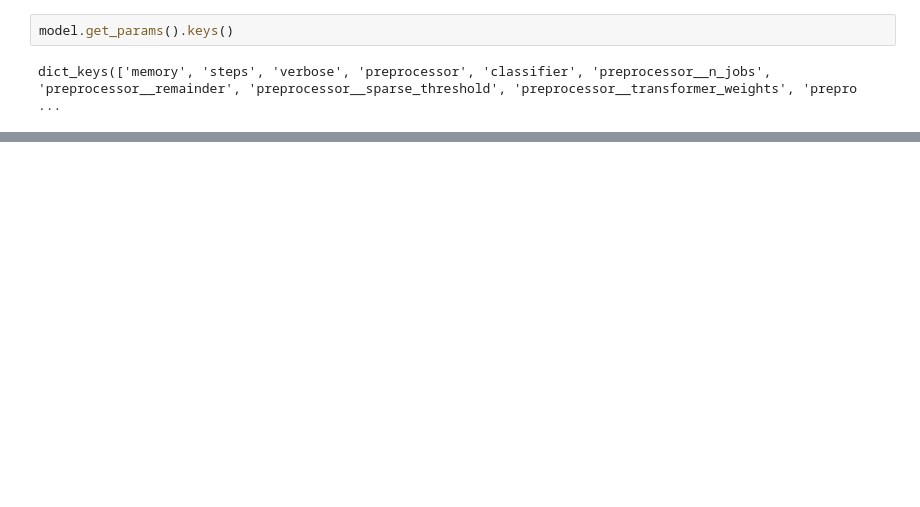
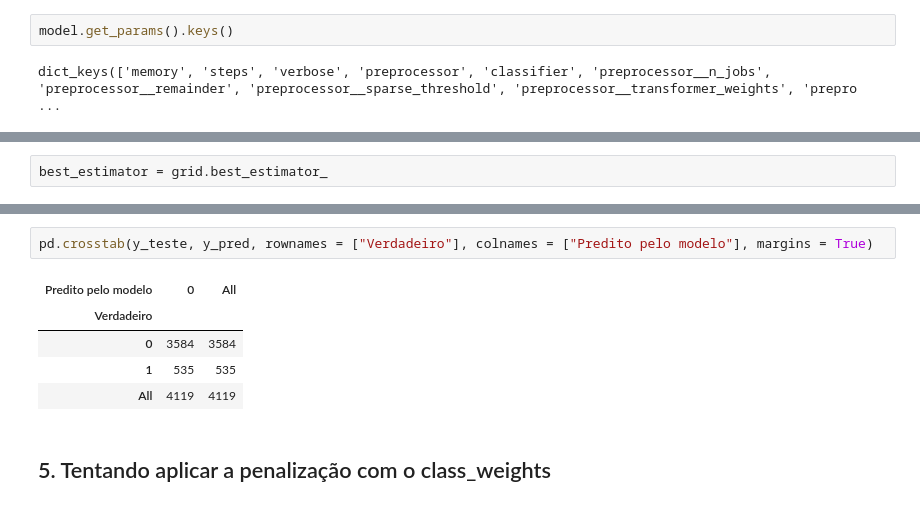
Before and after one commit to barbosarafael/DS_Avancado, a Jupyter notebook: 03Logistica_Gradiente/Logistica_e_Gradiente.ipynb, the cells around one changed output, grey strips where cells are left out. Drawn from its saved outputs; the diff is of its cells as text; blank space fills up the shorter version.

```diff
--- a/03Logistica_Gradiente/Logistica_e_Gradiente.ipynb
+++ b/03Logistica_Gradiente/Logistica_e_Gradiente.ipynb
@@ -287,0 +326,2 @@ params["preprocessor__num__scaler"] = [None, StandardScaler()]
+# %%
+best_estimator = grid.best_estimator_
@@ -287,0 +334,10 @@ params["preprocessor__num__scaler"] = [None, StandardScaler()]
+# %%
+pd.crosstab(y_teste, y_pred, rownames = ["Verdadeiro"], colnames = ["Predito pelo modelo"], margins = True)
+# %% [output]
+| Predito pelo modelo | 0 | All |
+| Verdadeiro |  |  |
+| 0 | 3584 | 3584 |
+| 1 | 535 | 535 |
+| All | 4119 | 4119 |
+# %% [markdown]
+## 5. Tentando aplicar a penalização com o class_weights
```
Also changed, not shown: parts of 26 cells of this notebook.
